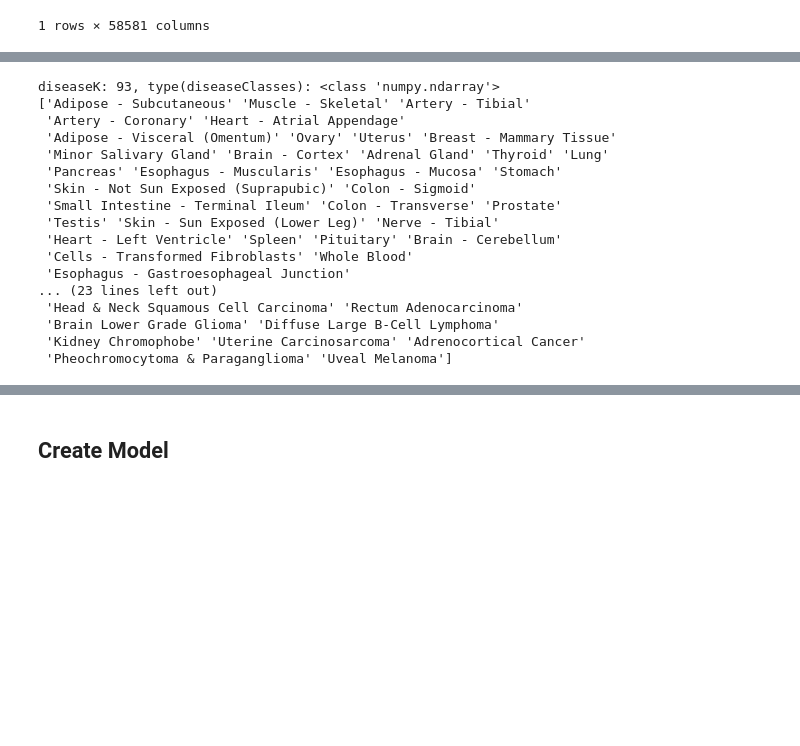
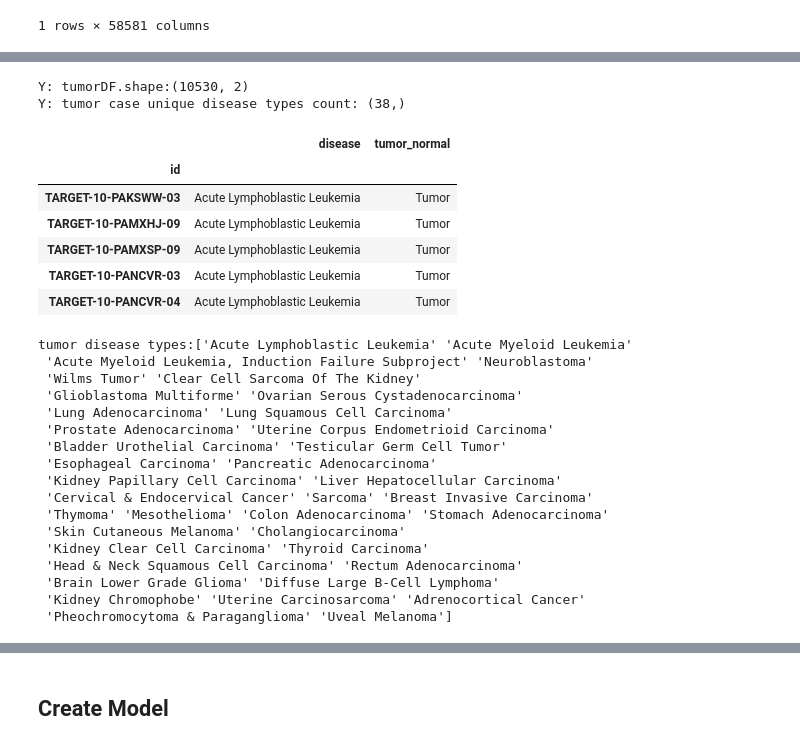
Before and after one commit to AEDWIP/BME-230a, a Jupyter notebook: diseaseTypeClassifier.ipynb, the cells around one changed output, grey strips where cells are left out. Saved outputs shown, nothing was run; the diff lists cells and outputs as text; code cells hidden in the pictures; blank space fills up the shorter version.

```diff
--- a/diseaseTypeClassifier.ipynb
+++ b/diseaseTypeClassifier.ipynb
@@ -90,22 +131,42 @@ True
+# %%
+yTumorRows = yDF['tumor_normal'] != 'Normal'
+yTumorDF = yDF.loc[yTumorRows, ['disease', 'tumor_normal']]
+
+print("\nY: tumorDF.shape:{}".format(yTumorDF.shape))
+print("Y: tumor case unique disease types count: {}"
+      .format( pd.unique(yTumorDF.loc[:,"disease"]).shape ))
+
+yTumorDF.head()
+# %% [output]
+Y: tumorDF.shape:(10530, 2)
+Y: tumor case unique disease types count: (38,)
+|  | disease | tumor_normal |
+| id |  |  |
+| TARGET-10-PAKSWW-03 | Acute Lymphoblastic Leukemia | Tumor |
+| TARGET-10-PAMXHJ-09 | Acute Lymphoblastic Leukemia | Tumor |
+| TARGET-10-PAMXSP-09 | Acute Lymphoblastic Leukemia | Tumor |
+| TARGET-10-PANCVR-03 | Acute Lymphoblastic Leukemia | Tumor |
+| TARGET-10-PANCVR-04 | Acute Lymphoblastic Leukemia | Tumor |
 # %%
-diseaseClasses = pd.unique( yDF.loc[:,"disease"] )
-diseaseK = len(diseaseClasses)
-print("diseaseK: {}, type(diseaseClasses): {}".format(diseaseK, type(diseaseClasses)))
-print(diseaseClasses)
+# diseaseClasses = pd.unique( yDF.loc[:,"disease"] )
+# diseaseK = len(diseaseClasses)
+# print("diseaseK: {}, type(diseaseClasses): {}".format(diseaseK, type(diseaseClasses)))
+# print(diseaseClasses)
+print("tumor disease types:{}".format(pd.unique(yTumorDF.loc[:,"disease"])))
 # %% [output]
-diseaseK: 93, type(diseaseClasses): <class 'numpy.ndarray'>
-['Adipose - Subcutaneous' 'Muscle - Skeletal' 'Artery - Tibial'
- 'Artery - Coronary' 'Heart - Atrial Appendage'
- 'Adipose - Visceral (Omentum)' 'Ovary' 'Uterus' 'Breast - Mammary Tissue'
- 'Minor Salivary Gland' 'Brain - Cortex' 'Adrenal Gland' 'Thyroid' 'Lung'
- 'Pancreas' 'Esophagus - Muscularis' 'Esophagus - Mucosa' 'Stomach'
- 'Skin - Not Sun Exposed (Suprapubic)' 'Colon - Sigmoid'
- 'Small Intestine - Terminal Ileum' 'Colon - Transverse' 'Prostate'
- 'Testis' 'Skin - Sun Exposed (Lower Leg)' 'Nerve - Tibial'
- 'Heart - Left Ventricle' 'Spleen' 'Pituitary' 'Brain - Cerebellum'
- 'Cells - Transformed Fibroblasts' 'Whole Blood'
- 'Esophagus - Gastroesophageal Junction'
-... (23 lines left out)
+tumor disease types:['Acute Lymphoblastic Leukemia' 'Acute Myeloid Leukemia'
+ 'Acute Myeloid Leukemia, Induction Failure Subproject' 'Neuroblastoma'
+ 'Wilms Tumor' 'Clear Cell Sarcoma Of The Kidney'
+ 'Glioblastoma Multiforme' 'Ovarian Serous Cystadenocarcinoma'
+ 'Lung Adenocarcinoma' 'Lung Squamous Cell Carcinoma'
+ 'Prostate Adenocarcinoma' 'Uterine Corpus Endometrioid Carcinoma'
+ 'Bladder Urothelial Carcinoma' 'Testicular Germ Cell Tumor'
+ 'Esophageal Carcinoma' 'Pancreatic Adenocarcinoma'
+ 'Kidney Papillary Cell Carcinoma' 'Liver Hepatocellular Carcinoma'
+ 'Cervical & Endocervical Cancer' 'Sarcoma' 'Breast Invasive Carcinoma'
+ 'Thymoma' 'Mesothelioma' 'Colon Adenocarcinoma' 'Stomach Adenocarcinoma'
+ 'Skin Cutaneous Melanoma' 'Cholangiocarcinoma'
+ 'Kidney Clear Cell Carcinoma' 'Thyroid Carcinoma'
  'Head & Neck Squamous Cell Carcinoma' 'Rectum Adenocarcinoma'
  'Brain Lower Grade Glioma' 'Diffuse Large B-Cell Lymphoma'
  'Kidney Chromophobe' 'Uterine Carcinosarcoma' 'Adrenocortical Cancer'
```
Also changed, not shown: parts of 19 cells of this notebook, 1 other file.
